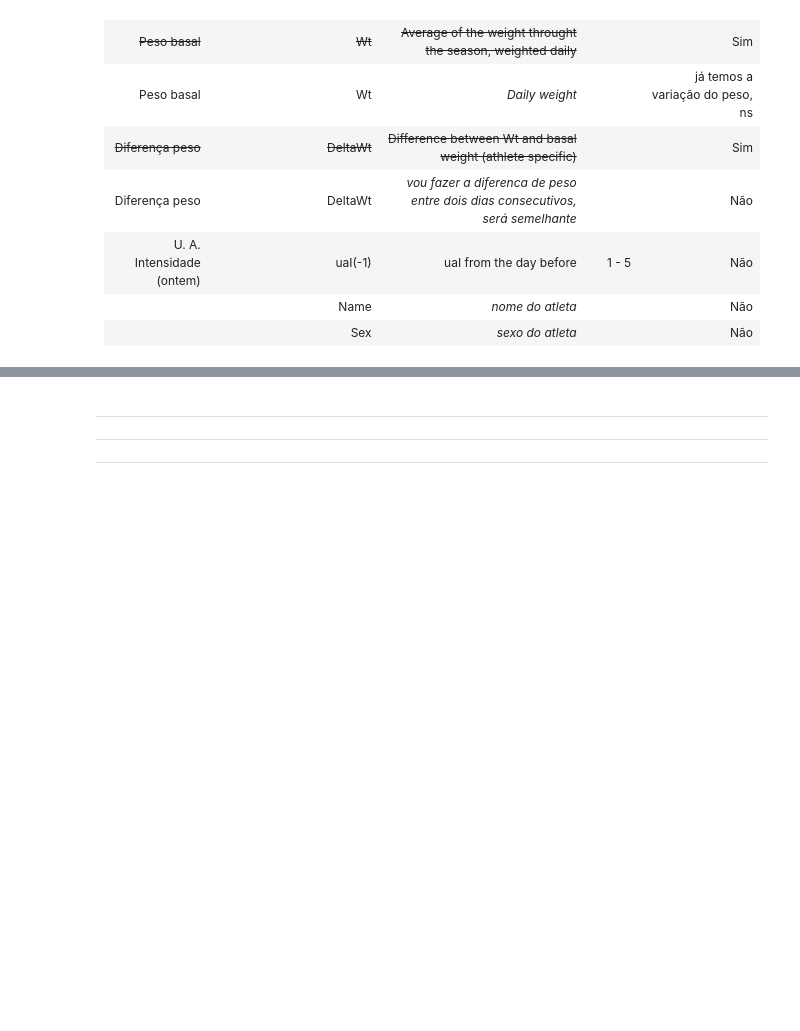
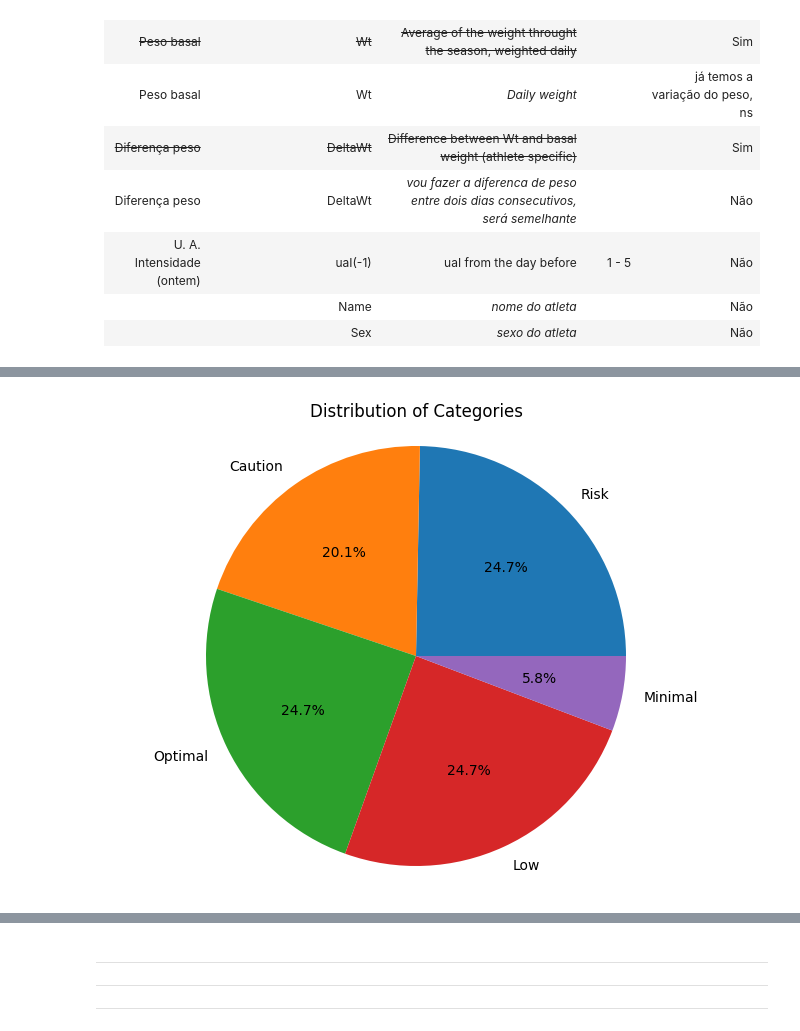
Before and after one commit to jepe06/Project-One---Fatigue-Index, a Jupyter notebook: Proj_one.ipynb, the cells around one changed output, grey strips where cells are left out. Cells and saved outputs as stored; diff of their text form; code cells hidden in the pictures; blank space fills up the shorter version.

```diff
--- a/Proj_one.ipynb
+++ b/Proj_one.ipynb
@@ -131,0 +189,12 @@ memory usage: 169.1+ KB
+# %%
+contagem = df_limited["FatigInd"].value_counts()
+contagem = contagem.reindex(["Risk", "Caution", "Optimal", "Low", "Minimal"])
+
+# Plotting the pie chart
+plt.figure(figsize=(8, 6))
+plt.pie(contagem, labels=contagem.index, autopct='%1.1f%%')
+plt.title('Distribution of Categories')
+plt.axis('equal')  # Equal aspect ratio ensures that pie is drawn as a circle.
+plt.show()
+# %% [output]
+[figure, added]
```
Also changed, not shown: parts of 11 cells of this notebook, 1 other file.
